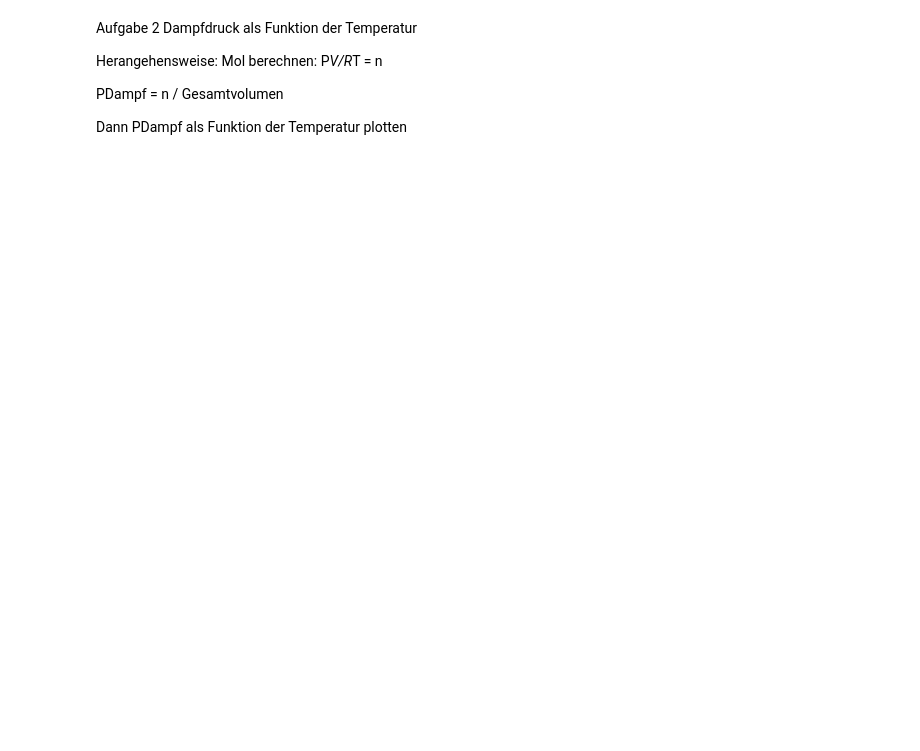
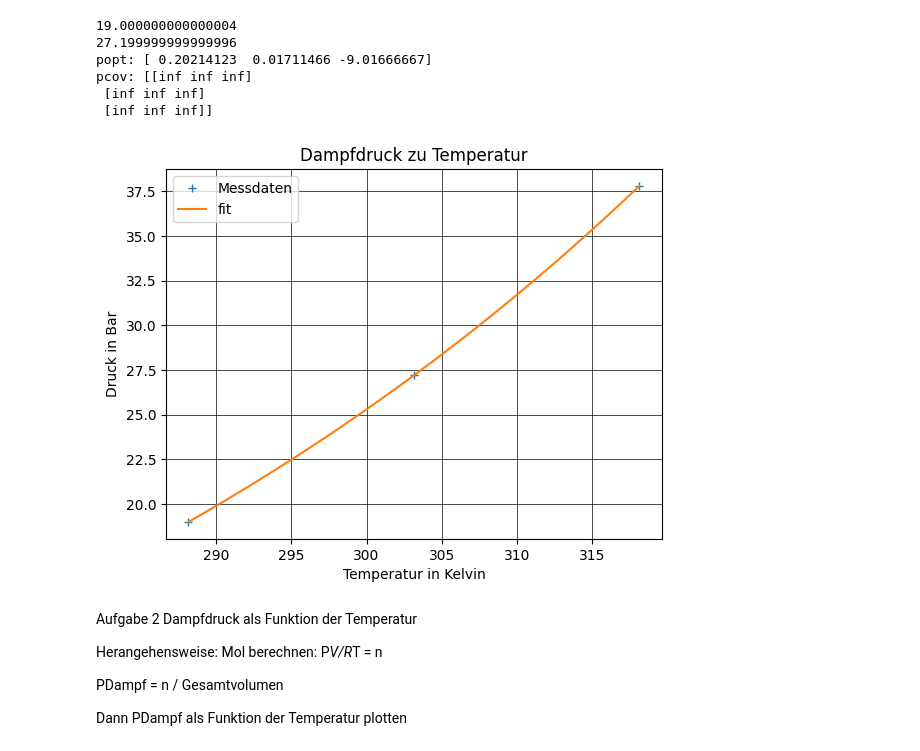
Before and after one commit to OhNoNotAnotherNerd/Ausarbeitung-Physik, a Jupyter notebook: REG/Reale Gase.ipynb, the cells around one changed output. Cells and saved outputs as stored; diff of their text form; code cells hidden in the pictures; blank space fills up the shorter version.

```diff
--- a/REG/Reale Gase.ipynb
+++ b/REG/Reale Gase.ipynb
@@ -83,3 +124,67 @@ p für t3: [46.8, 44.0, 41.3, 40.0, 39.5, 38.8, 38.4, 37.7, 36.4, 34.7, 33.0, 31
+# %%
+T_1 = 273.15 + 15 # in Kelvin
+T_2 = 273.15 + 30 # in Kelvin
+T_3 = 273.15 + 45 # in Kelvin
+
+T_ges = [T_1, T_2, T_3]
+
+p_sat_t1 = [18.5, 18.8, 18.8, 18.8, 19, 19, 19.3, 19.4, 19.4] # Werte um den Dampfdruck wurden abgeschätzt und passen perfekt zum Datenblatt der Industrie
+
+mean_p_sat_t1 = np.mean(p_sat_t1)
+
+print(mean_p_sat_t1)
+
+p_sat_t2 =[26.3, 26.5, 26.7, 27.0, 27.7, 27.7, 28.5]
+
+mean_p_sat_t2 = np.mean(p_sat_t2)
+
+print(mean_p_sat_t2)
+
+mean_p_sat_t3 = 37.8
+p_sat_array = [mean_p_sat_t1, mean_p_sat_t2, mean_p_sat_t3]
+
+
+
+# Define your exponential fitting function
+def expfit(x, a, b, c):
+    return a * np.exp(b * x) + c
+
+# Prepare initial guess for curve fitting
+p0 = (1, 0.001, 1)  # Initial guess for the parameters
+
+# Perform the curve fit
+exp_popt, exp_cov = sp.optimize.curve_fit(expfit, T_ges, p_sat_array, p0=p0)
+print(f'popt: {exp_popt}')
+print(f'pcov: {exp_cov}')
+
+# Unpack fitted parameters
+a, b, c = exp_popt
+
+# Prepare values for plotting the fitted model
+x_mod = np.linspace(min(T_ges), max(T_ges), 500)
+y_mod = expfit(x_mod, a, b, c)
+
+# Original data plotting
+plt.plot(T_ges, p_sat_array, linestyle='', marker='+', label='Messdaten')
+
+# Plot fitted curve
+plt.plot(x_mod, y_mod, label='fit')
+
+# Plot settings
+plt.legend()
+plt.title('Dampfdruck zu Temperatur')
+plt.xlabel('Temperatur in Kelvin')
+plt.ylabel('Druck in Bar')
+plt.grid(visible=True, color='black', linewidth=0.5)
+plt.show()
+# %% [output]
+19.000000000000004
+27.199999999999996
+popt: [ 0.20214123  0.01711466 -9.01666667]
+pcov: [[inf inf inf]
+ [inf inf inf]
+ [inf inf inf]]
+[figure, added]
 # %% [markdown]
 Aufgabe 2 Dampfdruck als Funktion der Temperatur
 
```
Also changed, not shown: parts of 5 cells of this notebook.
